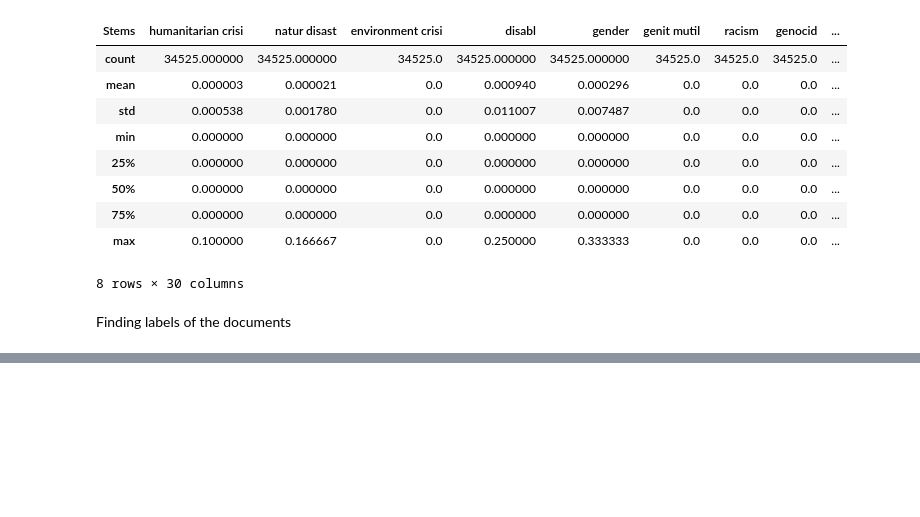
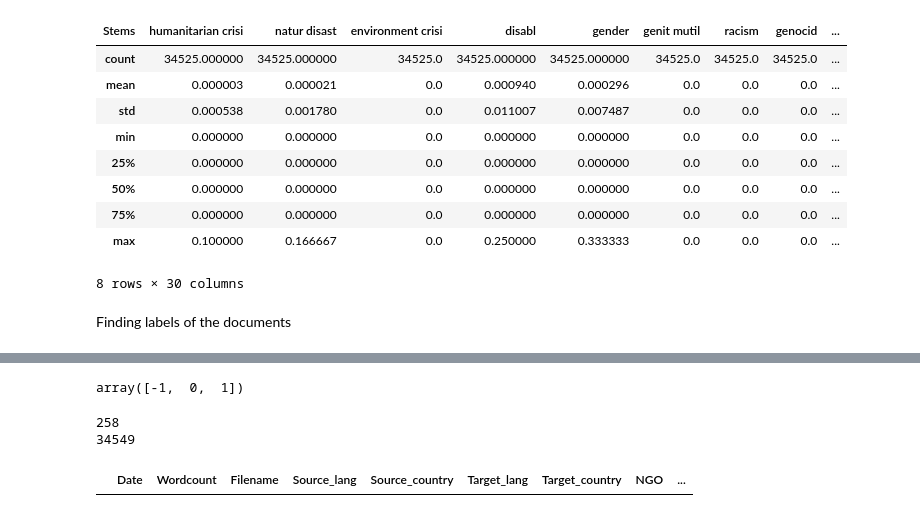
Before and after one commit to thiesgehrmann/JuSiPy_TWB, a Jupyter notebook: Starting Point.ipynb, the cells around one changed output, grey strips where cells are left out. Saved outputs shown, nothing was run; the diff lists cells and outputs as text; code cells hidden in the pictures; blank space fills up the shorter version.

Commit message:
Age, gender and ngo features added in cached files

```diff
--- a/Starting Point.ipynb
+++ b/Starting Point.ipynb
@@ -15,7 +15,8 @@ def NFD(s):
         return unicodedata.normalize('NFD', s)
 
 # put your data path here
-data_dir = os.getcwd()
+#data_dir = os.getcwd()
+data_dir = '/home/mixalis/Downloads/Translators Without Borders/'
 metadata = pd.read_excel(data_dir + 'Hackathon-for-Good-2019_TWB-Challenge_Metadata.xlsx')
 
 # choose only text documents
@@ -367,8 +364,22 @@ tags = ['humanitarian crisis',
         'response',
         'protocol',
         'certificate',
-        'disability',
-        'medication'
+        'medication',
+        'elderly',
+        'children',
+        'adults',
+        'men',
+        'women',
+        'disabled',
+        'old',
+        'teenagers',
+        'kids',
+        'male',
+        'female'
        ]
+
+# remove possible duplicates
+tags = set(tags)
+tags = list(tags)
 # %%
 stemSentence(tags[0])
@@ -503,0 +561,35 @@ freq_filename.to_pickle('data/freq_filename.pkl')
+# %%
+# put the lists into the tag frequencies per document DataFrame
+gender2 = pd.DataFrame(gender)
+age2 = pd.DataFrame(age)
+freq_content['Age'] = age2
+freq_content['Gender'] = gender2
+# %% [output]
+array([-1,  0,  1])
+# %%
+# find documents without NGO values
+metadata.loc[metadata['NGO'].isna(),'NGO'] = 'Undefined'
+
+# calculate the amount of translations requested by each document
+ngo_docs = metadata.groupby('NGO').aggregate('count')['System']
+
+# sanity check
+print(len(metadata['NGO'].unique()))
+
+# sanity check
+total_docs = 0
+for i in ngo_docs:
+    total_docs += i
+print(total_docs)
+
+# sanity check
+print(len(metadata))
+sc = (metadata['NGO'].apply(pd.isna))
+metadata.loc[sc]
+
+# calculate each NGO's portion of documents from the corpus to be used as a weight
+ngo_docs = ngo_docs/total_docs
+# %% [output]
+258
+34549
+|  | Date | Wordcount | Filename | Source_lang | Source_country | Target_lang | Target_country | NGO | ... |
```
Also changed, not shown: parts of 10 cells of this notebook, 2 other files.
